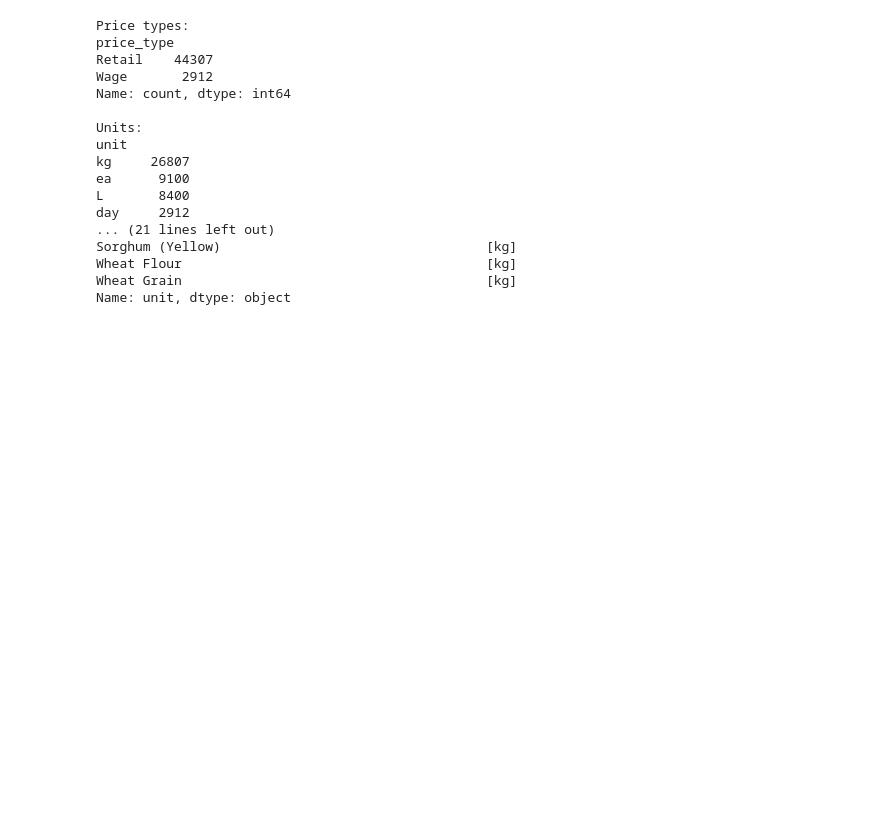
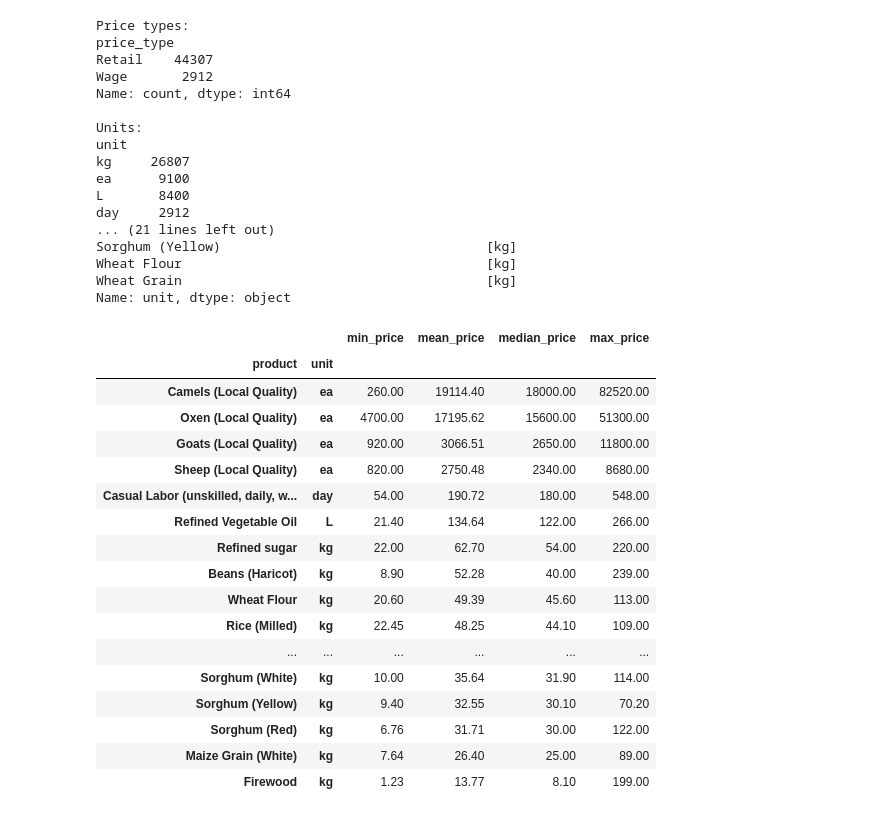
Before and after one commit to demirewu-manidefro/ethiopian-agricultural-market-intelligence1, a Jupyter notebook: explore_dataset.ipynb, the cells around one changed output. Saved outputs shown, nothing was run; the diff lists cells and outputs as text; code cells hidden in the pictures; blank space fills up the shorter version.

Commit message:
price_summary = (

```diff
--- a/explore_dataset.ipynb
+++ b/explore_dataset.ipynb
@@ -890,3 +890,36 @@ Sorghum (Yellow)                                  [kg]
 Wheat Flour                                       [kg]
 Wheat Grain                                       [kg]
 Name: unit, dtype: object
+# %%
+price_summary = (
+    df.groupby(["product", "unit"])["value"]
+      .agg(
+          min_price="min",
+          mean_price="mean",
+          median_price="median",
+          max_price="max"
+      )
+      .round(2)
+      .sort_values("mean_price", ascending=False)
+)
+
+price_summary
+# %% [output]
+|  |  | min_price | mean_price | median_price | max_price |
+| product | unit |  |  |  |  |
+| Camels (Local Quality) | ea | 260.00 | 19114.40 | 18000.00 | 82520.00 |
+| Oxen (Local Quality) | ea | 4700.00 | 17195.62 | 15600.00 | 51300.00 |
+| Goats (Local Quality) | ea | 920.00 | 3066.51 | 2650.00 | 11800.00 |
+| Sheep (Local Quality) | ea | 820.00 | 2750.48 | 2340.00 | 8680.00 |
+| Casual Labor (unskilled, daily, w... | day | 54.00 | 190.72 | 180.00 | 548.00 |
+| Refined Vegetable Oil | L | 21.40 | 134.64 | 122.00 | 266.00 |
+| Refined sugar | kg | 22.00 | 62.70 | 54.00 | 220.00 |
+| Beans (Haricot) | kg | 8.90 | 52.28 | 40.00 | 239.00 |
+| Wheat Flour | kg | 20.60 | 49.39 | 45.60 | 113.00 |
+| Rice (Milled) | kg | 22.45 | 48.25 | 44.10 | 109.00 |
+| ... | ... | ... | ... | ... | ... |
+| Sorghum (White) | kg | 10.00 | 35.64 | 31.90 | 114.00 |
+| Sorghum (Yellow) | kg | 9.40 | 32.55 | 30.10 | 70.20 |
+| Sorghum (Red) | kg | 6.76 | 31.71 | 30.00 | 122.00 |
+| Maize Grain (White) | kg | 7.64 | 26.40 | 25.00 | 89.00 |
+| Firewood | kg | 1.23 | 13.77 | 8.10 | 199.00 |
```
